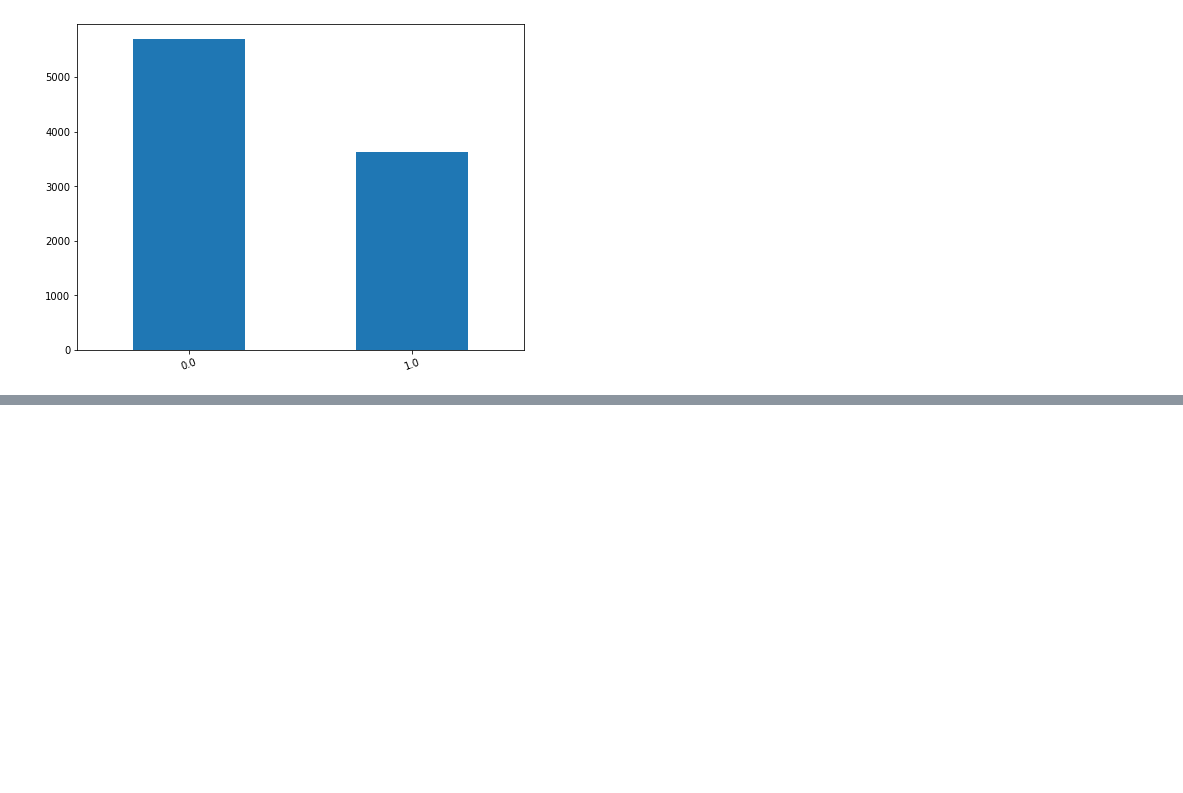
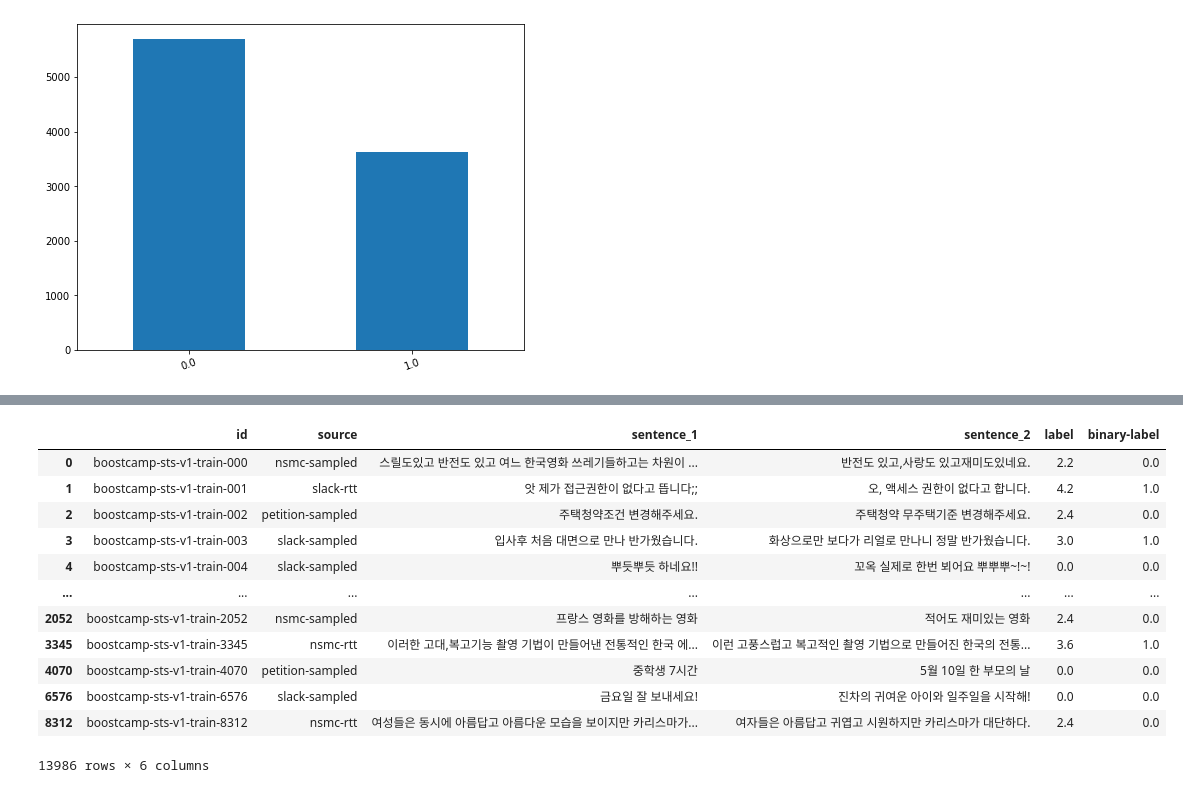
Before and after one commit to JdRion/Semantic-Textual-Similarity, a Jupyter notebook: EDA.ipynb, the cells around one changed output, grey strips where cells are left out. Drawn from its saved outputs; the diff is of its cells as text; code cells hidden in the pictures; blank space fills up the shorter version.

```diff
--- a/EDA.ipynb
+++ b/EDA.ipynb
@@ -198,0 +306,17 @@ draw_graph(train_df)
+# %%
+b05_df = pd.concat([df,b_df.sample(frac=0.5, random_state=100)], axis=0)
+b05_df
+# %% [output]
+|  | id | source | sentence_1 | sentence_2 | label | binary-label |
+| 0 | boostcamp-sts-v1-train-000 | nsmc-sampled | 스릴도있고 반전도 있고 여느 한국영화 쓰레기들하고는 차원이 ... | 반전도 있고,사랑도 있고재미도있네요. | 2.2 | 0.0 |
+| 1 | boostcamp-sts-v1-train-001 | slack-rtt | 앗 제가 접근권한이 없다고 뜹니다;; | 오, 액세스 권한이 없다고 합니다. | 4.2 | 1.0 |
+| 2 | boostcamp-sts-v1-train-002 | petition-sampled | 주택청약조건 변경해주세요. | 주택청약 무주택기준 변경해주세요. | 2.4 | 0.0 |
+| 3 | boostcamp-sts-v1-train-003 | slack-sampled | 입사후 처음 대면으로 만나 반가웠습니다. | 화상으로만 보다가 리얼로 만나니 정말 반가웠습니다. | 3.0 | 1.0 |
+| 4 | boostcamp-sts-v1-train-004 | slack-sampled | 뿌듯뿌듯 하네요!! | 꼬옥 실제로 한번 뵈어요 뿌뿌뿌~!~! | 0.0 | 0.0 |
+| ... | ... | ... | ... | ... | ... | ... |
+| 2052 | boostcamp-sts-v1-train-2052 | nsmc-sampled | 프랑스 영화를 방해하는 영화 | 적어도 재미있는 영화 | 2.4 | 0.0 |
+| 3345 | boostcamp-sts-v1-train-3345 | nsmc-rtt | 이러한 고대,복고기능 촬영 기법이 만들어낸 전통적인 한국 에... | 이런 고풍스럽고 복고적인 촬영 기법으로 만들어진 한국의 전통... | 3.6 | 1.0 |
+| 4070 | boostcamp-sts-v1-train-4070 | petition-sampled | 중학생 7시간 | 5월 10일 한 부모의 날 | 0.0 | 0.0 |
+| 6576 | boostcamp-sts-v1-train-6576 | slack-sampled | 금요일 잘 보내세요! | 진차의 귀여운 아이와 일주일을 시작해! | 0.0 | 0.0 |
+| 8312 | boostcamp-sts-v1-train-8312 | nsmc-rtt | 여성들은 동시에 아름답고 아름다운 모습을 보이지만 카리스마가... | 여자들은 아름답고 귀엽고 시원하지만 카리스마가 대단하다. | 2.4 | 0.0 |
+13986 rows × 6 columns
```
Also changed, not shown: parts of 16 cells of this notebook, 5 other files.
